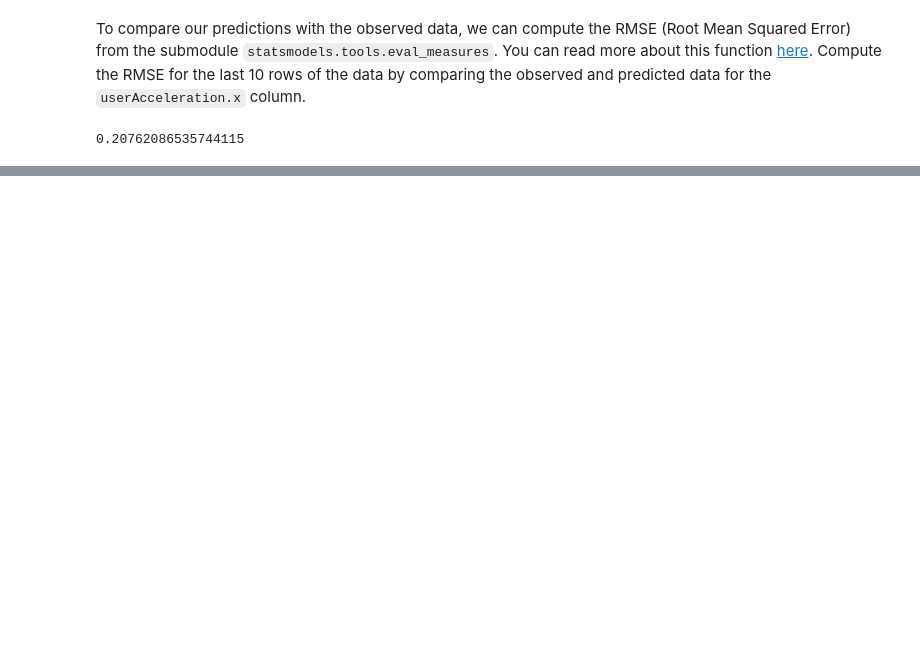
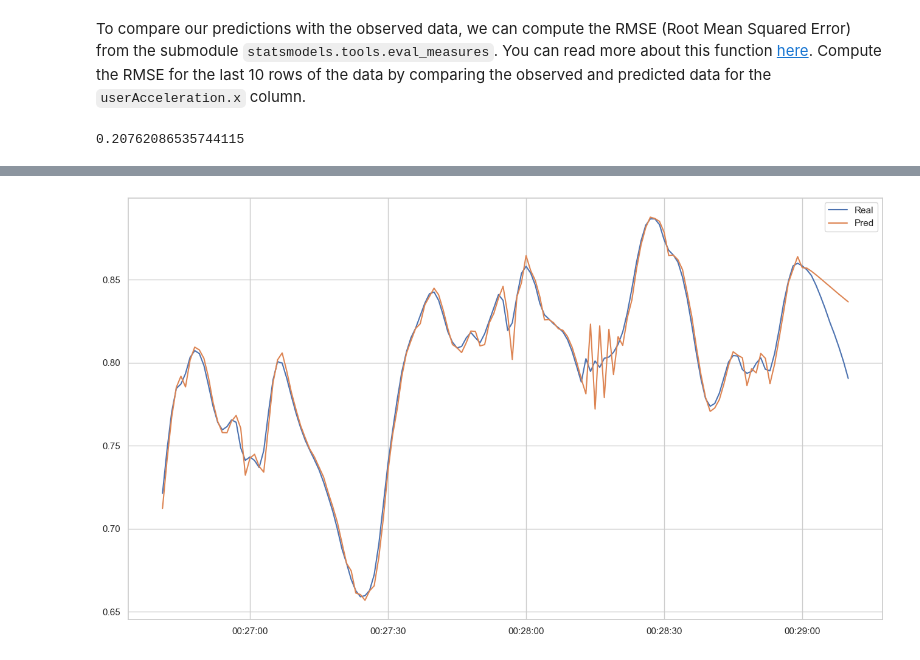
Before and after one commit to Ironhack-data-bcn-oct-2022/lab-time-series, a Jupyter notebook: your-code/main.ipynb, the cells around one changed output, grey strips where cells are left out. Cells and saved outputs as stored; diff of their text form; code cells hidden in the pictures; blank space fills up the shorter version.

```diff
--- a/your-code/main.ipynb
+++ b/your-code/main.ipynb
@@ -280,0 +376,3 @@ rmse(y_pred, y_test)
+# %%
+y_pred_2 = model_2.predict(start=0, end=len(sensor["gravity.x"])-1)
+y_pred_2
@@ -280,0 +392,6 @@ rmse(y_pred, y_test)
+# %%
+plt.plot(sensor["gravity.x"][-150:], label = "Real")
+plt.plot(y_pred_2[-150:], label = "Pred")
+plt.legend();
+# %% [output]
+[figure, added]
```
Also changed, not shown: parts of 29 cells of this notebook.
